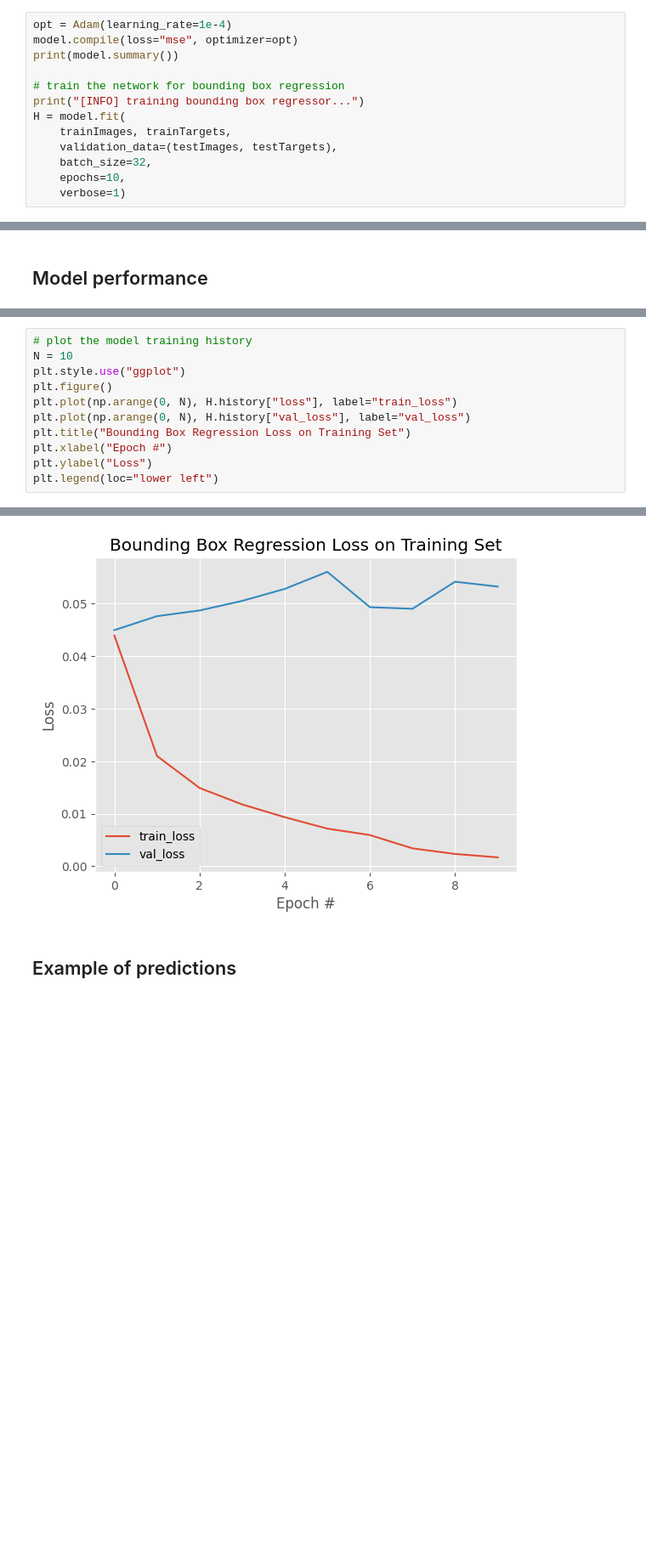
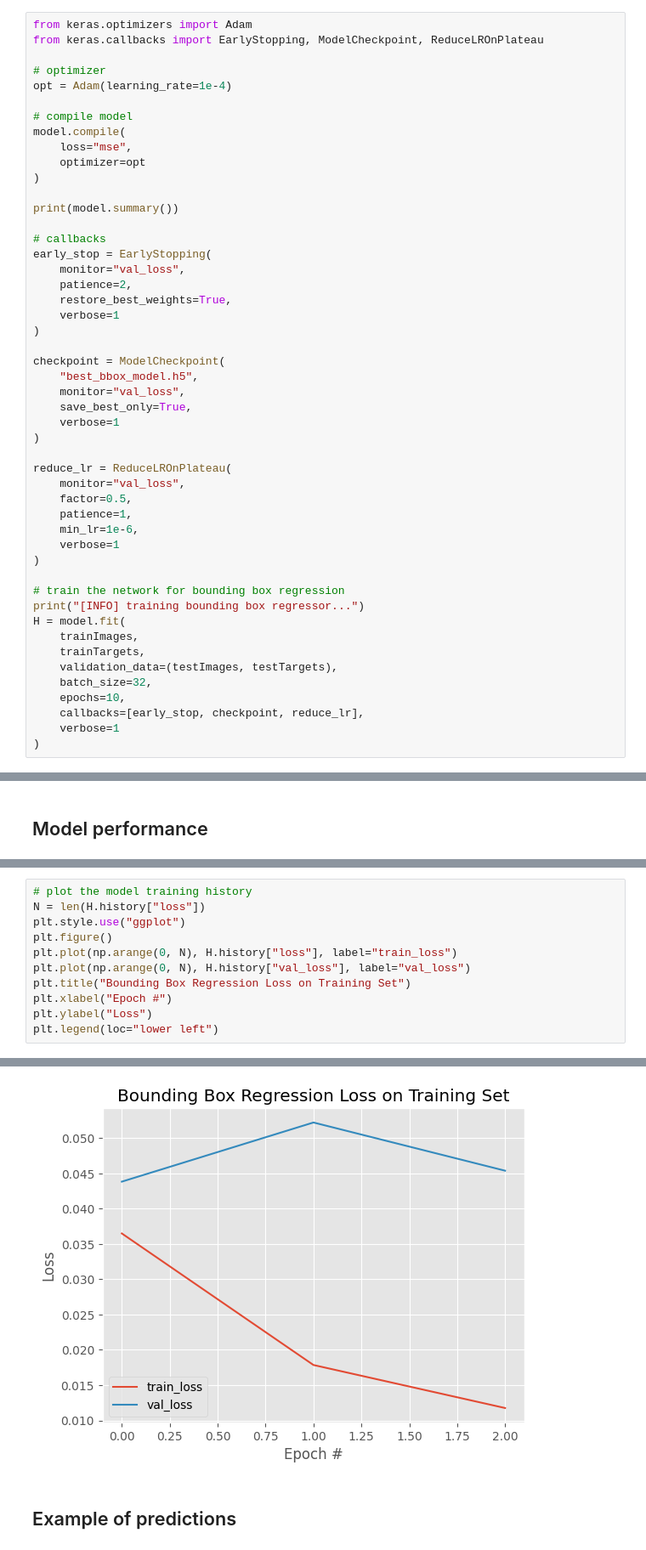
Before and after one commit to UDLAIA-STATS/models_training, a Jupyter notebook: number_detection.ipynb, the cells around one changed output, grey strips where cells are left out. Shown at 85% size. Drawn from its saved outputs; the diff is of its cells as text; blank space fills up the shorter version.

```diff
--- a/number_detection.ipynb
+++ b/number_detection.ipynb
@@ -208,14 +198,50 @@ Downloading data from https://storage.googleapis.com/tensorflow/keras-applicatio
 # %%
+from keras.optimizers import Adam
+from keras.callbacks import EarlyStopping, ModelCheckpoint, ReduceLROnPlateau
+
+# optimizer
 opt = Adam(learning_rate=1e-4)
-model.compile(loss="mse", optimizer=opt)
+
+# compile model
+model.compile(
+    loss="mse",
+    optimizer=opt
+)
+
 print(model.summary())
+
+# callbacks
+early_stop = EarlyStopping(
+    monitor="val_loss",
+    patience=2,
+    restore_best_weights=True,
+    verbose=1
+)
+
+checkpoint = ModelCheckpoint(
+    "best_bbox_model.h5",
+    monitor="val_loss",
+    save_best_only=True,
+    verbose=1
+)
+
+reduce_lr = ReduceLROnPlateau(
+    monitor="val_loss",
+    factor=0.5,
+    patience=1,
+    min_lr=1e-6,
+    verbose=1
+)
 
 # train the network for bounding box regression
 print("[INFO] training bounding box regressor...")
 H = model.fit(
-    trainImages, trainTargets,
+    trainImages,
+    trainTargets,
     validation_data=(testImages, testTargets),
     batch_size=32,
     epochs=10,
-    verbose=1)
+    callbacks=[early_stop, checkpoint, reduce_lr],
+    verbose=1
+)
 # %% [output]
@@ -269,17 +304,17 @@ Model saved to models\number_detection.h5
 # %%
 # plot the model training history
-N = 10
+N = len(H.history["loss"])
 plt.style.use("ggplot")
 plt.figure()
 plt.plot(np.arange(0, N), H.history["loss"], label="train_loss")
 plt.plot(np.arange(0, N), H.history["val_loss"], label="val_loss")
 plt.title("Bounding Box Regression Loss on Training Set")
 plt.xlabel("Epoch #")
 plt.ylabel("Loss")
 plt.legend(loc="lower left")
 # %% [output]
 <matplotlib.legend.Legend at 0x...>
-[figure, old version]
+[figure, new version]
 # %% [markdown]
 ## Example of predictions
 # %%
```
Also changed, not shown: parts of 7 cells of this notebook, 3 other files.
